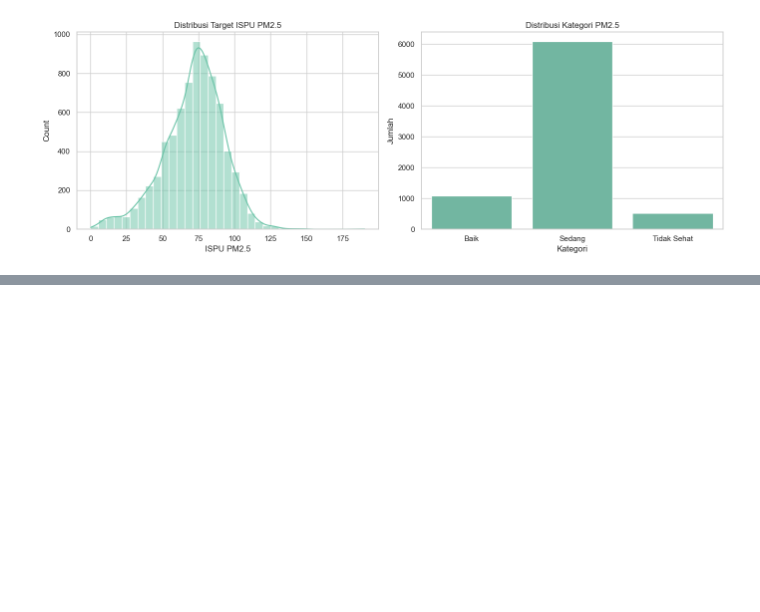
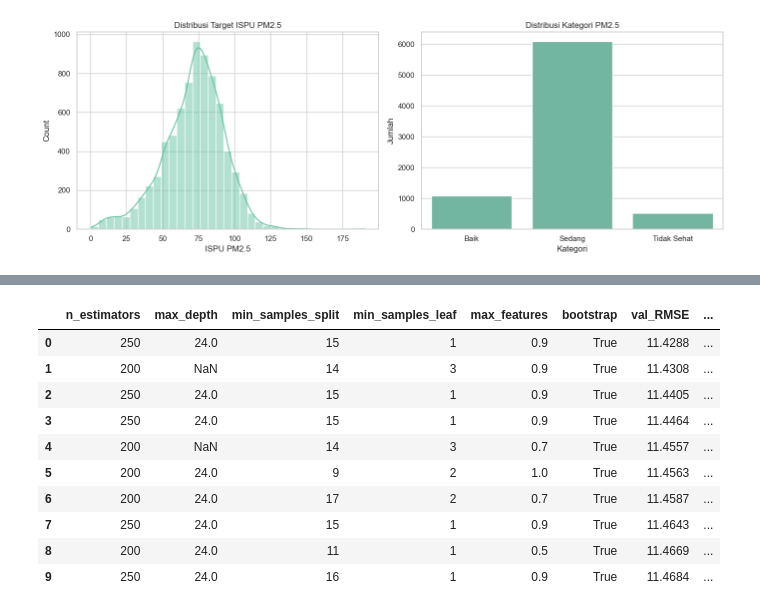
Before and after one commit to aauliaaz/project-daming, a Jupyter notebook: notebooks/02_Modelling.ipynb, the cells around one changed output, grey strips where cells are left out. Saved outputs shown, nothing was run; the diff lists cells and outputs as text; code cells hidden in the pictures; blank space fills up the shorter version.

```diff
--- a/notebooks/02_Modelling.ipynb
+++ b/notebooks/02_Modelling.ipynb
@@ -31,5 +33,5 @@ from sklearn.pipeline import Pipeline
 
 warnings.filterwarnings('ignore')
 
-RANDOM_STATE = 42
+RANDOM = 42
 sns.set_theme(style='whitegrid', palette='Set2')
@@ -734,0 +377,86 @@ Hasil tuning: c:\Users\User\Air Pollution - Daming Project\notebooks\outputs\has
+# %%
+N_TRIALS = 30
+
+use_optuna = True
+try:
+    import optuna
+    optuna.logging.set_verbosity(optuna.logging.WARNING)
+except Exception as err:
+    use_optuna = False
+    print('Optuna tidak tersedia (', err, ') -> fallback ke Randomized Search.')
+
+
+def sample_params_from_trial(trial):
+    bootstrap = trial.suggest_categorical('bootstrap', [True, False])
+    params = dict(
+        n_estimators=trial.suggest_int('n_estimators', 100, 400, step=50),
+        max_depth=trial.suggest_categorical('max_depth', [None, 8, 12, 16, 20, 24, 32]),
+        min_samples_split=trial.suggest_int('min_samples_split', 2, 20),
+        min_samples_leaf=trial.suggest_int('min_samples_leaf', 1, 10),
+        max_features=trial.suggest_categorical('max_features', ['sqrt', 'log2', 0.5, 0.7, 0.9, 1.0]),
+        bootstrap=bootstrap,
+    )
+    if bootstrap:
+        params['max_samples'] = trial.suggest_float('max_samples', 0.5, 1.0)
+    return params
+
+
+def evaluate_params_on_val(params):
+    model = build_rf_pipeline(**params)
+    model.fit(X_train, y_train)
+    return float(mean_squared_error(y_val, model.predict(X_val)) ** 0.5)
+
+
+trial_records = []
+optuna_start_time = time.time()
+
+if use_optuna:
+    def objective(trial):
+        params = sample_params_from_trial(trial)
+        rmse = evaluate_params_on_val(params)
+        trial.set_user_attr('parameter', params)
+        return rmse
+
+    study = optuna.create_study(direction='minimize', sampler=optuna.samplers.TPESampler(seed=RANDOM))
+    study.optimize(objective, n_trials=N_TRIALS, show_progress_bar=True)
+
+    best_optuna_params = dict(study.best_params)
+    if not best_optuna_params.get('bootstrap', True):
+        best_optuna_params.pop('max_samples', None)
+
+    for trial in study.trials:
+        row = dict(trial.user_attrs.get('parameter', {})); row['val_RMSE'] = trial.value
+        trial_records.append(row)
+    optuna_method = 'Optuna TPE'
+    val_rmse_optuna = float(study.best_value)
+
+else:
+    rng = np.random.RandomState(RANDOM)
+    search_space = {'n_estimators': [100, 150, 200, 250, 300, 350, 400], 'max_depth': [None, 8, 12, 16, 20, 24, 32],
+             'min_samples_split': list(range(2, 21)), 'min_samples_leaf': list(range(1, 11)),
+             'max_features': ['sqrt', 'log2', 0.5, 0.7, 0.9, 1.0], 'bootstrap': [True, False]}
+    val_rmse_optuna = np.inf; best_optuna_params = None
+
+    for _ in range(N_TRIALS):
+        params = {k: (v[rng.randint(len(v))] if isinstance(v, list) else v) for k, v in search_space.items()}
+
+        if params['bootstrap']:
+            params['max_samples'] = float(rng.uniform(0.5, 1.0))
+        rmse = evaluate_params_on_val(params)
+        row = dict(params); row['val_RMSE'] = rmse; trial_records.append(row)
+
+        if rmse < val_rmse_optuna:
+            val_rmse_optuna = rmse; best_optuna_params = dict(params)
+    optuna_method = 'Randomized Search'
+
+waktu_optuna = time.time() - optuna_start_time
+optuna_tuning_table = pd.DataFrame(trial_records).sort_values('val_RMSE').reset_index(drop=True)
+
+optuna_tuning_table.to_csv(DIR_OUTPUT / 'hasil_tuning_random_forest_optuna.csv', index=False)
+
+print(f'Metode tuning : {optuna_method} ({N_TRIALS} percobaan) | Waktu: {waktu_optuna:.1f} detik')
+print(f'RMSE validasi terbaik : {val_rmse_optuna:.4f}')
+print('Parameter terbaik     :', best_optuna_params)
+print('hasil_tuning_random_forest_optuna.csv')
+display(optuna_tuning_table.head(10).round(4))
+# %% [output]
@@ -734,0 +467,11 @@ Hasil tuning: c:\Users\User\Air Pollution - Daming Project\notebooks\outputs\has
+|  | n_estimators | max_depth | min_samples_split | min_samples_leaf | max_features | bootstrap | val_RMSE | ... |
+| 0 | 250 | 24.0 | 15 | 1 | 0.9 | True | 11.4288 | ... |
+| 1 | 200 | NaN | 14 | 3 | 0.9 | True | 11.4308 | ... |
+| 2 | 250 | 24.0 | 15 | 1 | 0.9 | True | 11.4405 | ... |
+| 3 | 250 | 24.0 | 15 | 1 | 0.9 | True | 11.4464 | ... |
+| 4 | 200 | NaN | 14 | 3 | 0.7 | True | 11.4557 | ... |
+| 5 | 200 | 24.0 | 9 | 2 | 1.0 | True | 11.4563 | ... |
+| 6 | 200 | 24.0 | 17 | 2 | 0.7 | True | 11.4587 | ... |
+| 7 | 250 | 24.0 | 15 | 1 | 0.9 | True | 11.4643 | ... |
+| 8 | 200 | 24.0 | 11 | 1 | 0.5 | True | 11.4669 | ... |
+| 9 | 250 | 24.0 | 16 | 1 | 0.9 | True | 11.4684 | ... |
```
Also changed, not shown: parts of 80 cells of this notebook, 33 other files.
